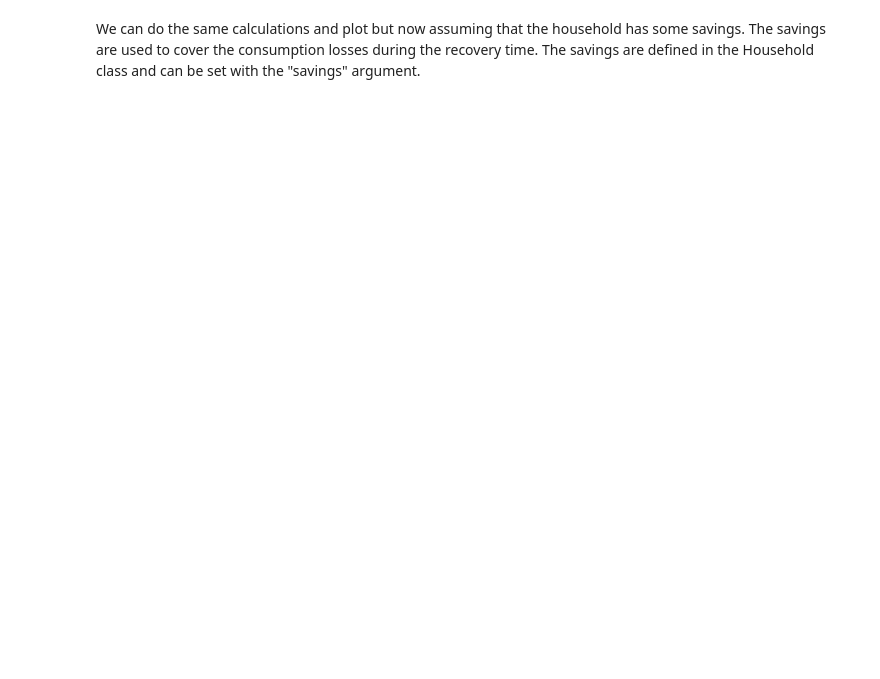
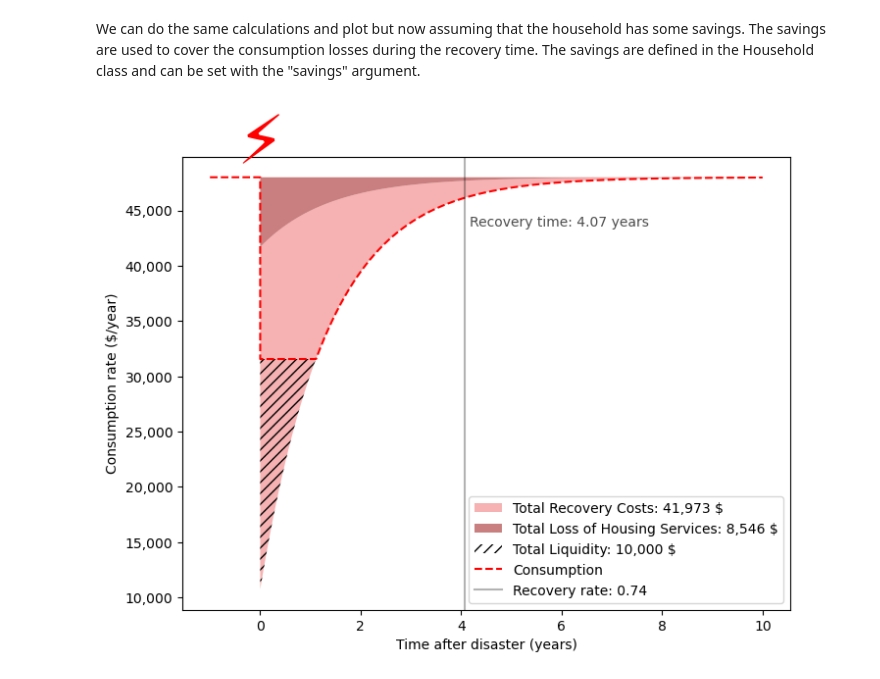
Before and after one commit to Deltares/fiat_toolbox, a Jupyter notebook: examples/well_being/2_well_being_single_household.ipynb, the cells around one changed output. Cells and saved outputs as stored; diff of their text form; code cells hidden in the pictures; blank space fills up the shorter version.

```diff
--- a/examples/well_being/2_well_being_single_household.ipynb
+++ b/examples/well_being/2_well_being_single_household.ipynb
@@ -173,9 +214,15 @@ household.plot_consumption()
 # %% [markdown]
 We can do the same calculations and plot but now assuming that the household has some savings. The savings are used to cover the consumption losses during the recovery time. The savings are defined in the Household class and can be set with the "savings" argument.
 # %%
-household = Household(
-    v=v, k_str=k_str, c0=c0, c_avg=c_avg, t_max=10, dt=1 / 365, savings=10000
+config = WellBeingConfig(
+    housing=CapitalStock(k=k_str, v=v),
+    income=IncomeConfig(i_0=c0, i_avg=c_avg, pi=pi, c_i_ratio=1.0),
+    liquidity=Liquidity(savings=10000),
+    simulation=SimulationConfig(eta=eta, rho=rho, t_max=10, dt=1 / 365, currency=currency),
 )
+household = CommunityUnit(config)
 household.opt_lambda(method="trapezoid")
 household.get_losses("trapezoid")
 household.plot_consumption()
+# %% [output]
+[figure, added]
```
Also changed, not shown: parts of 8 cells of this notebook, 6 other files.
